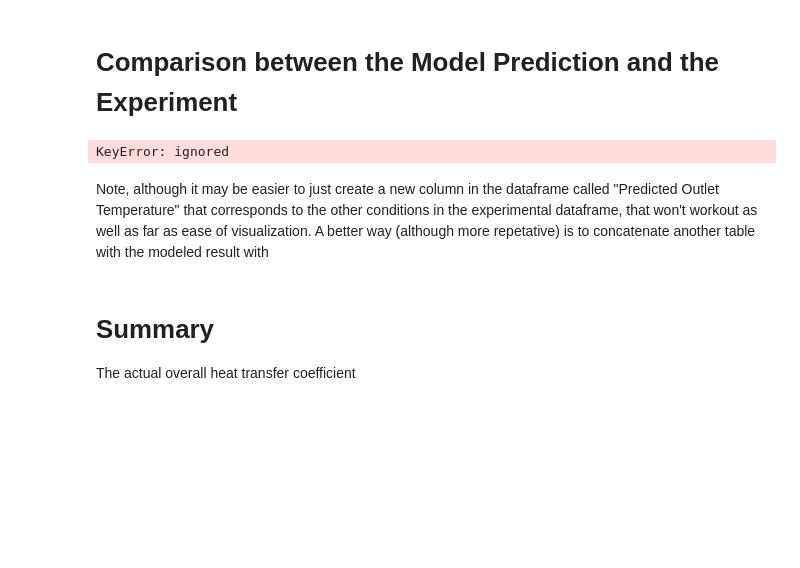
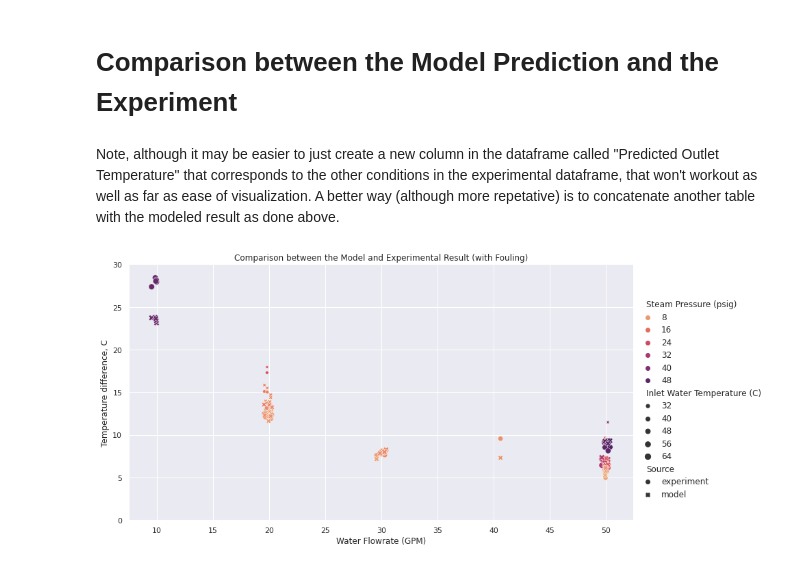
Before and after one commit to clint-bg/demos, a Jupyter notebook: shellandtube/ShellandTubePrediction.ipynb, the cells around one changed output. Saved outputs shown, nothing was run; the diff lists cells and outputs as text; code cells hidden in the pictures; blank space fills up the shorter version.

```diff
--- a/shellandtube/ShellandTubePrediction.ipynb
+++ b/shellandtube/ShellandTubePrediction.ipynb
@@ -270,13 +285,27 @@ The above plot shows a similar trend as that observed with the model in that:
 *  increased steam pressure yields a higher temperature difference
 # %% [markdown]
 # Comparison between the Model Prediction and the Experiment
-# %%
-#For each of the experimental conditions, calculate the model result (without fouling) and then compare the residuals
-data['Predicted Outlet Temperature, C']
-# %% [output]
-KeyError: ignored
+# %%
+#First setup the new dataframe from the existing one with the needed conditions
+modelpredict = pd.DataFrame()
+modelpredict = data['Steam Pressure (psig)'].copy().to_frame()
+modelpredict['Water Flowrate (GPM)'] = data['Water Flowrate (GPM)'].copy()
+modelpredict['Inlet Water Temperature (C)'] = data['Inlet Water Temperature (C)'].copy()
+data['Source'] = 'experiment'; modelpredict['Source'] = 'model'
+#For each of the experimental conditions, calculate the model result (without fouling) and then compare the residuals
+predictedarray = []
+for i,row in modelpredict.iterrows():
+  predictedarray.append(predictedOutletTemp(gpmT=modelpredict['Water Flowrate (GPM)'][i],inlettempT=modelpredict['Inlet Water Temperature (C)'][i],steamprT=modelpredict['Steam Pressure (psig)'][i],Rfi=0.0001))
+modelpredict['Outlet Water Temperature (C)'] = predictedarray
+modelpredict['Temperature difference, C'] = modelpredict['Outlet Water Temperature (C)'] - modelpredict['Inlet Water Temperature (C)']
+#modelpredict.assign(ModelPrediction = lambda modelpredict: predictedOutletTemp(gpm=modelpredict['Water Flowrate (GPM)'],inlettemp=modelpredict['Inlet Water Temperature (C)'],steampr=modelpredict['Steam Pressure (psig)'],Rfi=0))
+#concatentate the two dataframes
+dfall = pd.concat([data,modelpredict])
 # %% [markdown]
-Note, although it may be easier to just create a new column in the dataframe called "Predicted Outlet Temperature" that corresponds to the other conditions in the experimental dataframe, that won't workout as well as far as ease of visualization. A better way (although more repetative) is to concatenate another table with the modeled result with
+Note, although it may be easier to just create a new column in the dataframe called "Predicted Outlet Temperature" that corresponds to the other conditions in the experimental dataframe, that won't workout as well as far as ease of visualization. A better way (although more repetative) is to concatenate another table with the modeled result as done above.
-# %% [markdown]
-# Summary
-The actual overall heat transfer coefficient
+# %%
+a = sns.relplot(x='Water Flowrate (GPM)',y='Temperature difference, C',hue='Steam Pressure (psig)',size='Inlet Water Temperature (C)', style='Source', data=dfall,palette='flare',aspect=15/8,height=6)
+a.axes[0,0].set_ylim(0,30); a.set(title='Comparison between the Model and Experimental Result (with Fouling)')
+plt.show()
+# %% [output]
+[figure, added]
```
Also changed, not shown: parts of 21 cells of this notebook.
